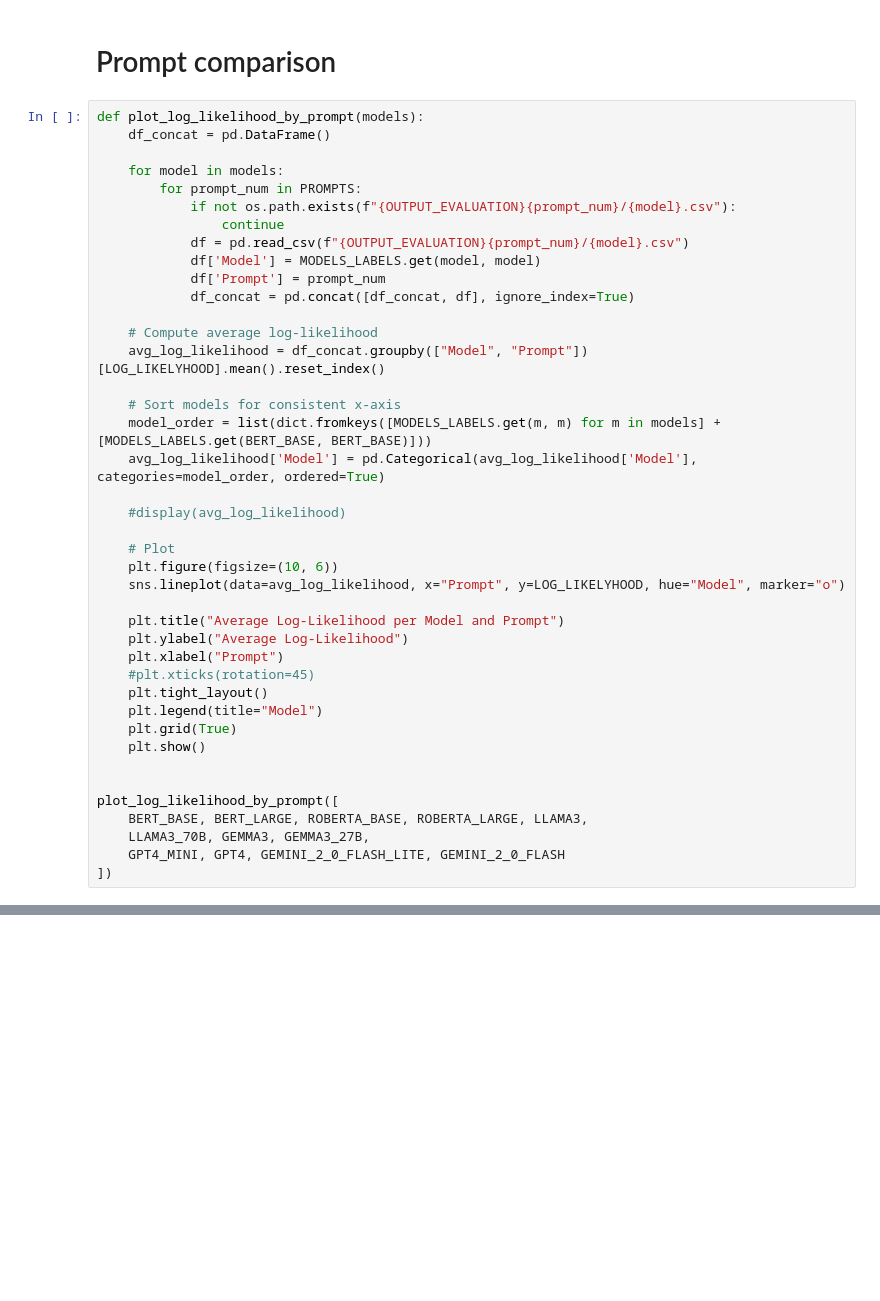
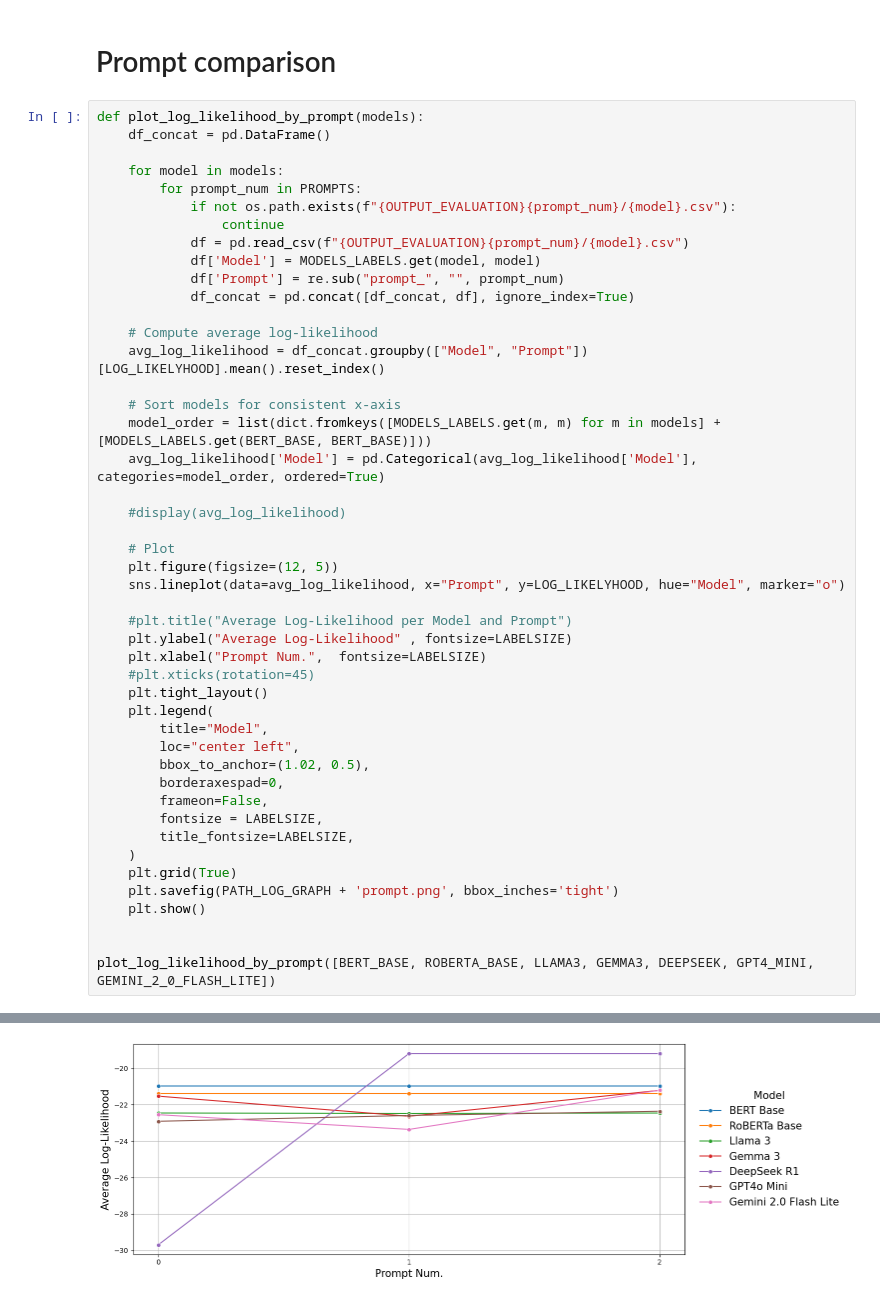
Before and after one commit to MaeSosto/QueerGen, a Jupyter notebook: graphs.ipynb, the cells around one changed output, grey strips where cells are left out. Saved outputs shown, nothing was run; the diff lists cells and outputs as text; blank space fills up the shorter version.

```diff
--- a/graphs.ipynb
+++ b/graphs.ipynb
@@ -969,7 +1013,7 @@ def plot_log_likelihood_by_prompt(models):
                 continue
             df = pd.read_csv(f"{OUTPUT_EVALUATION}{prompt_num}/{model}.csv")
             df['Model'] = MODELS_LABELS.get(model, model)
-            df['Prompt'] = prompt_num
+            df['Prompt'] = re.sub("prompt_", "", prompt_num)
             df_concat = pd.concat([df_concat, df], ignore_index=True)
 
     # Compute average log-likelihood
@@ -982,21 +1026,27 @@ def plot_log_likelihood_by_prompt(models):
     #display(avg_log_likelihood)
 
     # Plot
-    plt.figure(figsize=(10, 6))
+    plt.figure(figsize=(12, 5))
     sns.lineplot(data=avg_log_likelihood, x="Prompt", y=LOG_LIKELYHOOD, hue="Model", marker="o")
 
-    plt.title("Average Log-Likelihood per Model and Prompt")
-    plt.ylabel("Average Log-Likelihood")
-    plt.xlabel("Prompt")
+    #plt.title("Average Log-Likelihood per Model and Prompt")
+    plt.ylabel("Average Log-Likelihood" , fontsize=LABELSIZE)
+    plt.xlabel("Prompt Num.",  fontsize=LABELSIZE)
     #plt.xticks(rotation=45)
     plt.tight_layout()
-    plt.legend(title="Model")
+    plt.legend(
+        title="Model",
+        loc="center left",
+        bbox_to_anchor=(1.02, 0.5),
+        borderaxespad=0,
+        frameon=False,
+        fontsize = LABELSIZE,
+        title_fontsize=LABELSIZE,
+    )
     plt.grid(True)
+    plt.savefig(PATH_LOG_GRAPH + 'prompt.png', bbox_inches='tight')
     plt.show()
 
 
-plot_log_likelihood_by_prompt([
-    BERT_BASE, BERT_LARGE, ROBERTA_BASE, ROBERTA_LARGE, LLAMA3,
-    LLAMA3_70B, GEMMA3, GEMMA3_27B,
-    GPT4_MINI, GPT4, GEMINI_2_0_FLASH_LITE, GEMINI_2_0_FLASH
-])
+plot_log_likelihood_by_prompt([BERT_BASE, ROBERTA_BASE, LLAMA3, GEMMA3, DEEPSEEK, GPT4_MINI, GEMINI_2_0_FLASH_LITE])
+# %% [output]
@@ -1002,0 +1055 @@ plot_log_likelihood_by_prompt([
+[figure, added]
```
Also changed, not shown: parts of 10 cells of this notebook, 14 other files.
